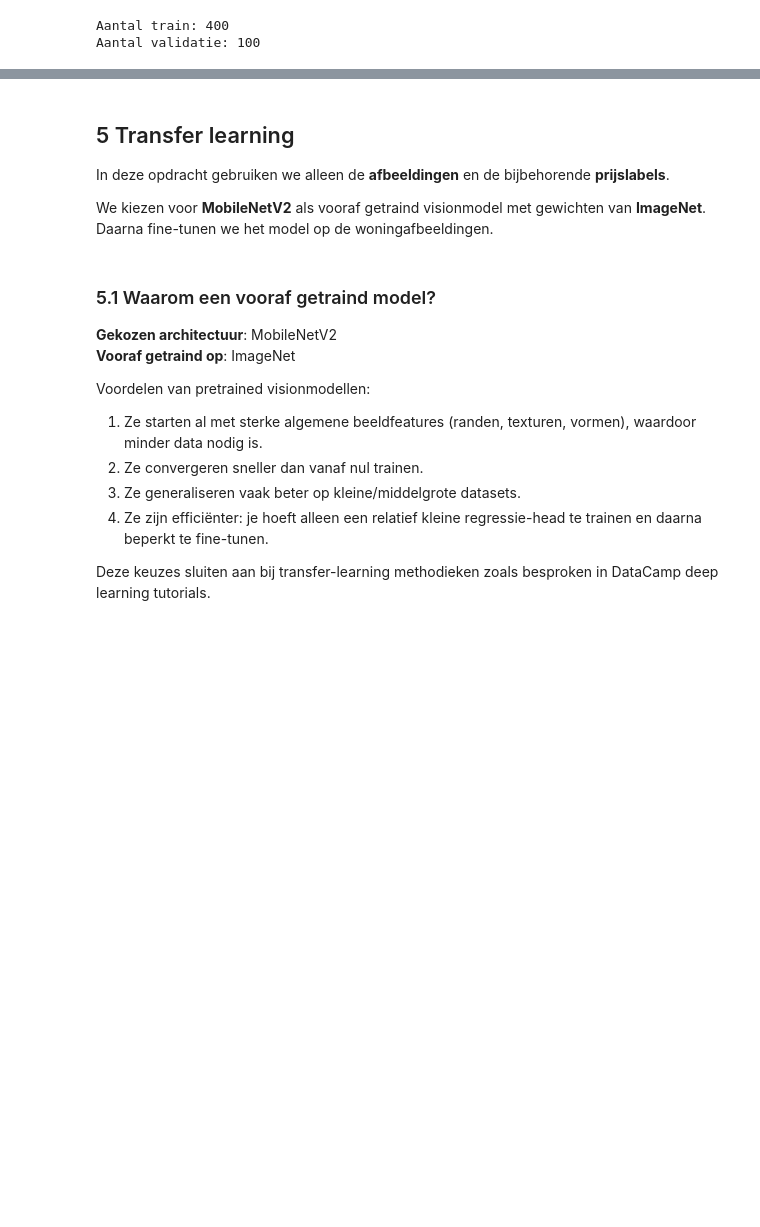
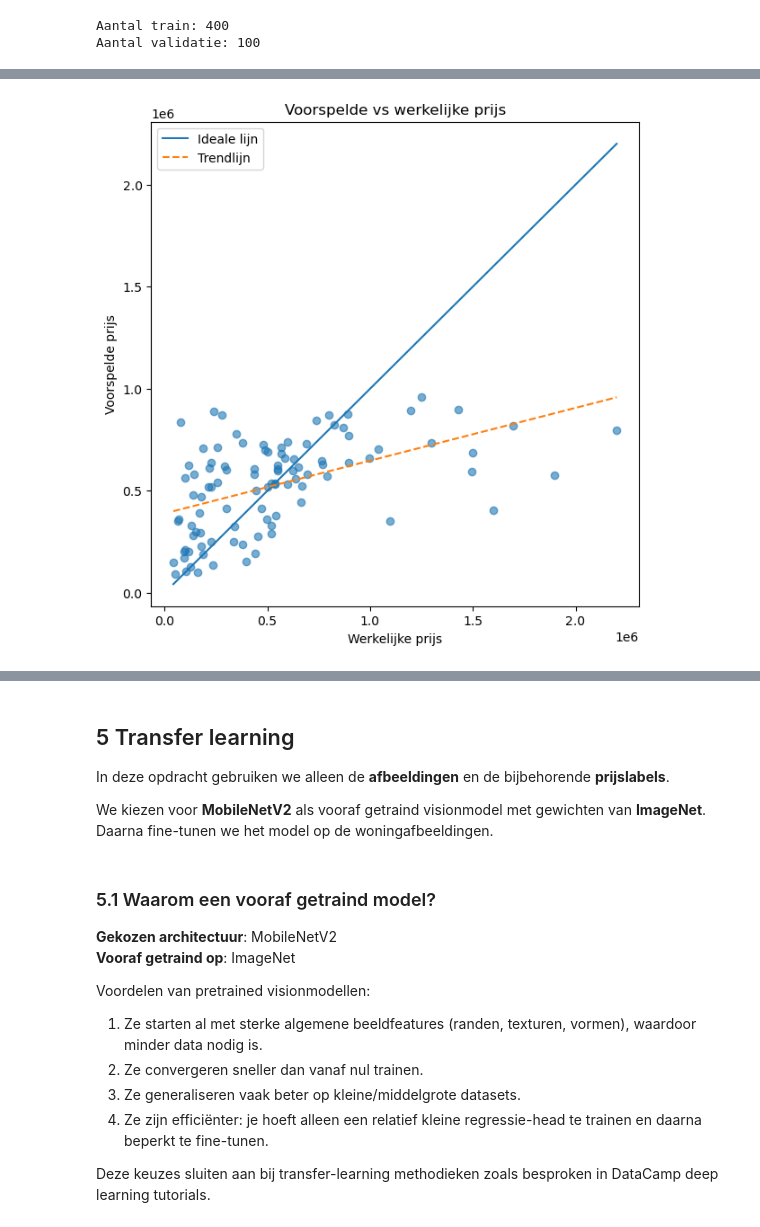
Before and after one commit to imranfunna/Deep-Learning, a Jupyter notebook: Opdracht 1/notebook.ipynb, the cells around one changed output, grey strips where cells are left out. Saved outputs shown, nothing was run; the diff lists cells and outputs as text; code cells hidden in the pictures; blank space fills up the shorter version.

```diff
--- a/Opdracht 1/notebook.ipynb
+++ b/Opdracht 1/notebook.ipynb
@@ -656,0 +645,8 @@ Model: "sequential_2"
+# %%
+predictions_scaled = model.predict(val_ds, verbose=0).flatten()
+true_prices_scaled = np.concatenate([y.numpy() for x, y in val_ds], axis=0).flatten()
+
+print("predictions_scaled min:", np.min(predictions_scaled))
+print("predictions_scaled max:", np.max(predictions_scaled))
+print("true_prices_scaled min:", np.min(true_prices_scaled))
+print("true_prices_scaled max:", np.max(true_prices_scaled))
@@ -656,0 +658,17 @@ Model: "sequential_2"
+# %%
+predictions_log = (predictions_scaled * price_std) + price_mean
+true_prices_log = (true_prices_scaled * price_std) + price_mean
+
+print("predictions_log min:", np.min(predictions_log))
+print("predictions_log max:", np.max(predictions_log))
+print("true_prices_log min:", np.min(true_prices_log))
+print("true_prices_log max:", np.max(true_prices_log))
+
+predictions_euro = np.expm1(predictions_log)
+true_prices_euro = np.expm1(true_prices_log)
+
+mae_euro = mean_absolute_error(true_prices_euro, predictions_euro)
+print(f"\nMAE in euro: €{mae_euro:,.0f}")
+
+for i in range(min(10, len(predictions_euro))):
+    print(f"Voorspeld: €{predictions_euro[i]:,.0f} | Echt: €{true_prices_euro[i]:,.0f}")
@@ -656,0 +692,21 @@ Model: "sequential_2"
+# %%
+plt.figure(figsize=(7, 7))
+plt.scatter(true_prices_euro, predictions_euro, alpha=0.6)
+
+min_val = min(true_prices_euro.min(), predictions_euro.min())
+max_val = max(true_prices_euro.max(), predictions_euro.max())
+
+plt.plot([min_val, max_val], [min_val, max_val], label="Ideale lijn")
+
+z = np.polyfit(true_prices_euro, predictions_euro, 1)
+p = np.poly1d(z)
+x_line = np.linspace(min_val, max_val, 100)
+plt.plot(x_line, p(x_line), linestyle="--", label="Trendlijn")
+
+plt.xlabel("Werkelijke prijs")
+plt.ylabel("Voorspelde prijs")
+plt.title("Voorspelde vs werkelijke prijs")
+plt.legend()
+plt.show()
+# %% [output]
+[figure, added]
```
Also changed, not shown: parts of 38 cells of this notebook, 1 other file.
